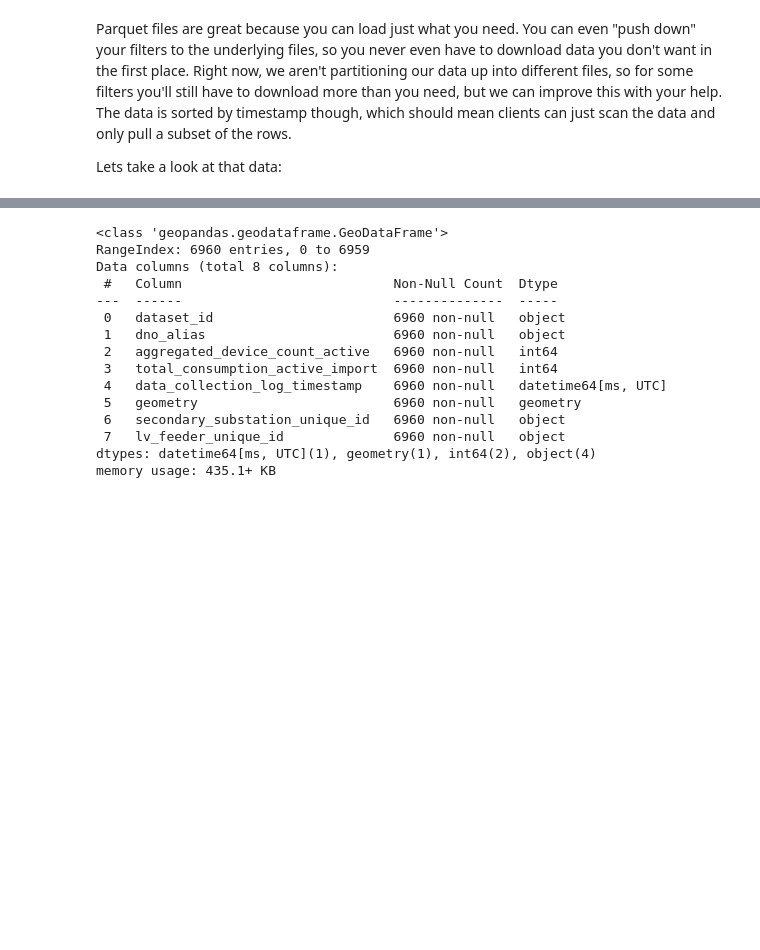
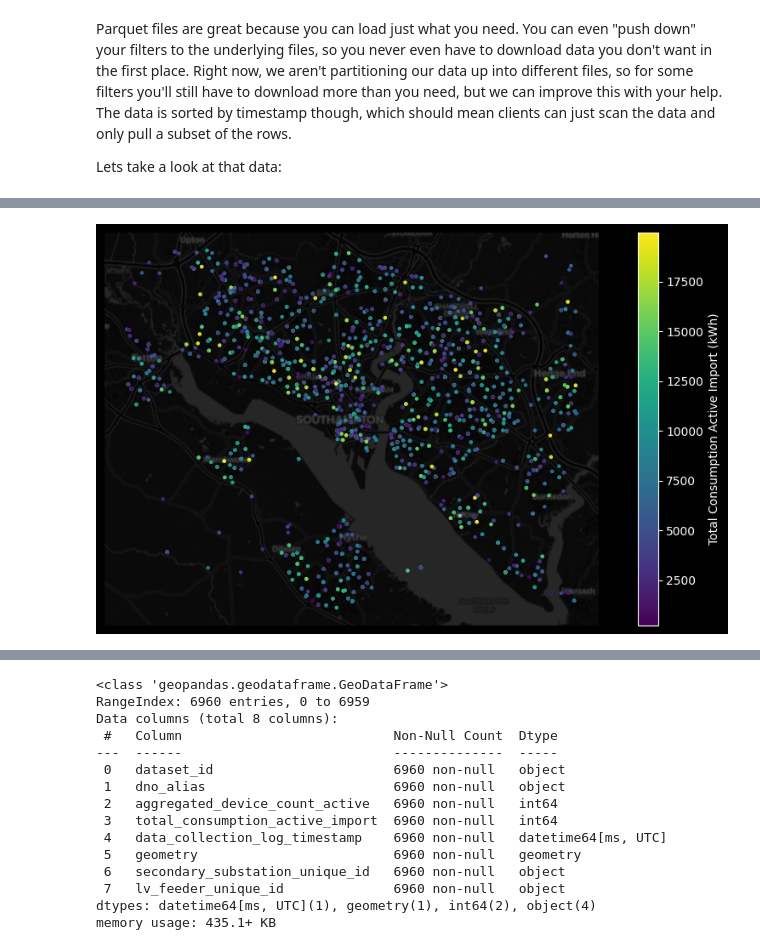
Before and after one commit to centre-for-ai-and-climate/lv-feeder-smart-meter-data, a Jupyter notebook: geoparquet-example.ipynb, the cells around one changed output, grey strips where cells are left out. Cells and saved outputs as stored; diff of their text form; code cells hidden in the pictures; blank space fills up the shorter version.

```diff
--- a/geoparquet-example.ipynb
+++ b/geoparquet-example.ipynb
@@ -70,0 +78,11 @@ Next, lets slice it another way, pulling out the whole timeseries for a single s
+# %%
+# The area around Southampton, in min_x, min_y, max_x, max_y format
+bbox = (-1.5,50.85,-1.3,50.95)
+df = gpd.read_parquet("s3://weave.energy/smart-meter.parquet", bbox=bbox, filters=[("data_collection_log_timestamp", "==", settlement_period)])
+df = df[df["total_consumption_active_import"] < 20000]
+ax = df.plot(kind="geo", column="total_consumption_active_import", markersize=5, legend="true", figsize=(12,6), legend_kwds={"label": "Total Consumption Active Import (kWh)"})
+ax.set_axis_off()
+ax.set_facecolor("#1B2526")
+cx.add_basemap(ax, crs=df.crs.to_string(), source=cx.providers.CartoDB.DarkMatter, attribution=False)
+# %% [output]
+[figure, added]
```
Also changed, not shown: parts of 7 cells of this notebook.
